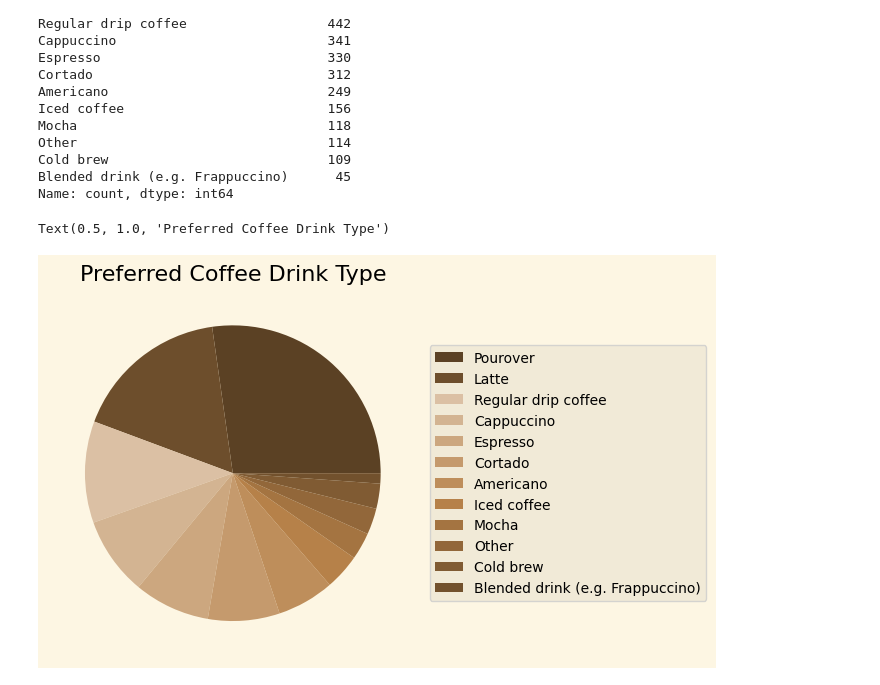
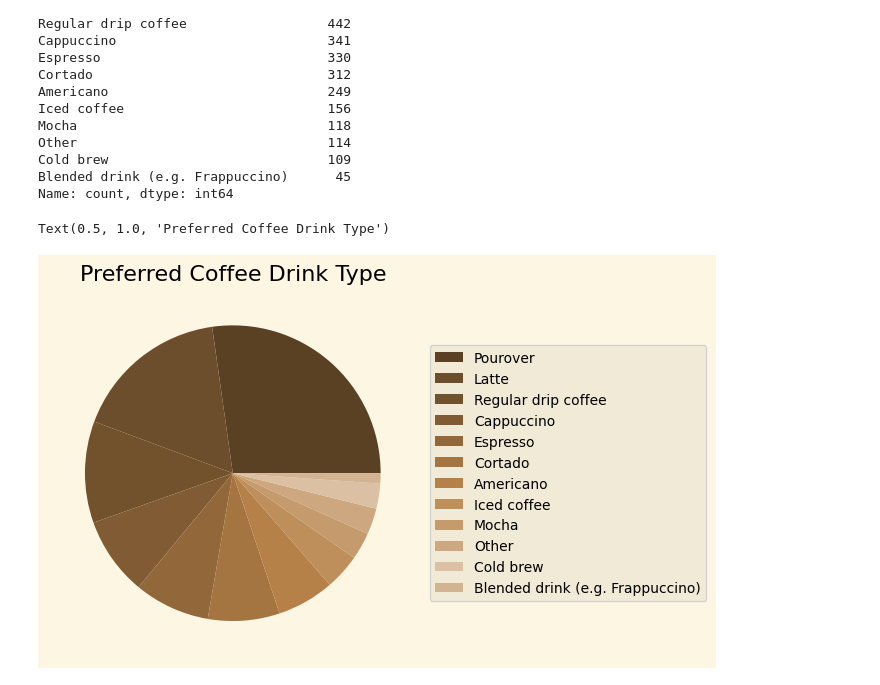
Before and after one commit to peterjungers/coffee_survey, a Jupyter notebook: coffee_survey.ipynb, the cells around one changed output. Saved outputs shown, nothing was run; the diff lists cells and outputs as text; code cells hidden in the pictures.

Commit message:
Working on pie chart

```diff
--- a/coffee_survey.ipynb
+++ b/coffee_survey.ipynb
@@ -97,34 +97,34 @@ Name: count, dtype: int64
 # %%
 coffee_pref_counts = (df["What is your favorite coffee drink?"].value_counts())
 colors = [
     "#5b4124",
     "#6d4e2c",
+    "#72512d",
+    "#805b33",
+    "#92673a",
+    "#a47441",
+    "#b68149",
+    "#be8e5b",
+    "#c59a6d",
+    "#cca77f",
     "#dbc0a4",
-    "#d3b492",
-    "#cca77f",
-    "#c59a6d",
-    "#be8e5b",
-    "#b68149",
-    "#a47441",
-    "#92673a",
-    "#805b33",
-    "#72512d"
+    "#d3b492"
 ]
 
 plt.pie(coffee_pref_counts, colors=colors)
 
 plt.legend(coffee_pref_counts.index, loc="right", bbox_to_anchor=(1.8,.5))
 
 
 # plt.xlabel("Coffee Drink Type")
 # plt.ylabel("Number of Participants")
 plt.title("Preferred Coffee Drink Type")
 
 # plt.xticks(rotation=45, ha='right')
 # plt.yticks(np.arange(0, 1200, 100))
 # plt.grid(True)
 
 # plt.savefig("age.png")
 # %% [output]
 Text(0.5, 1.0, 'Preferred Coffee Drink Type')
-[figure, old version]
+[figure, new version]
```
